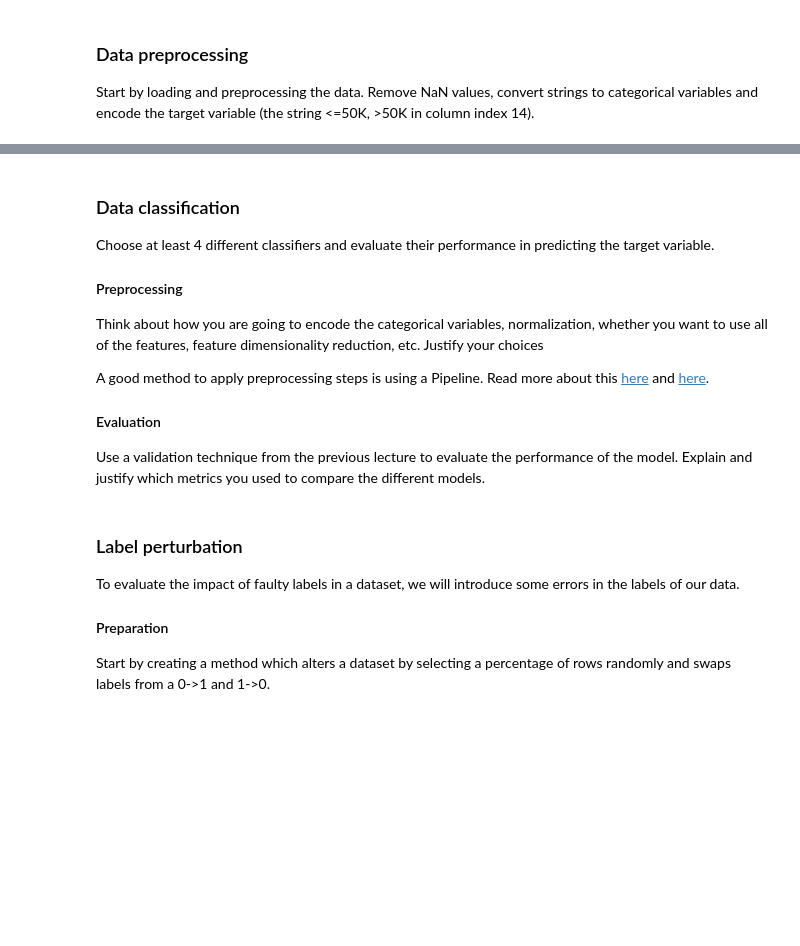
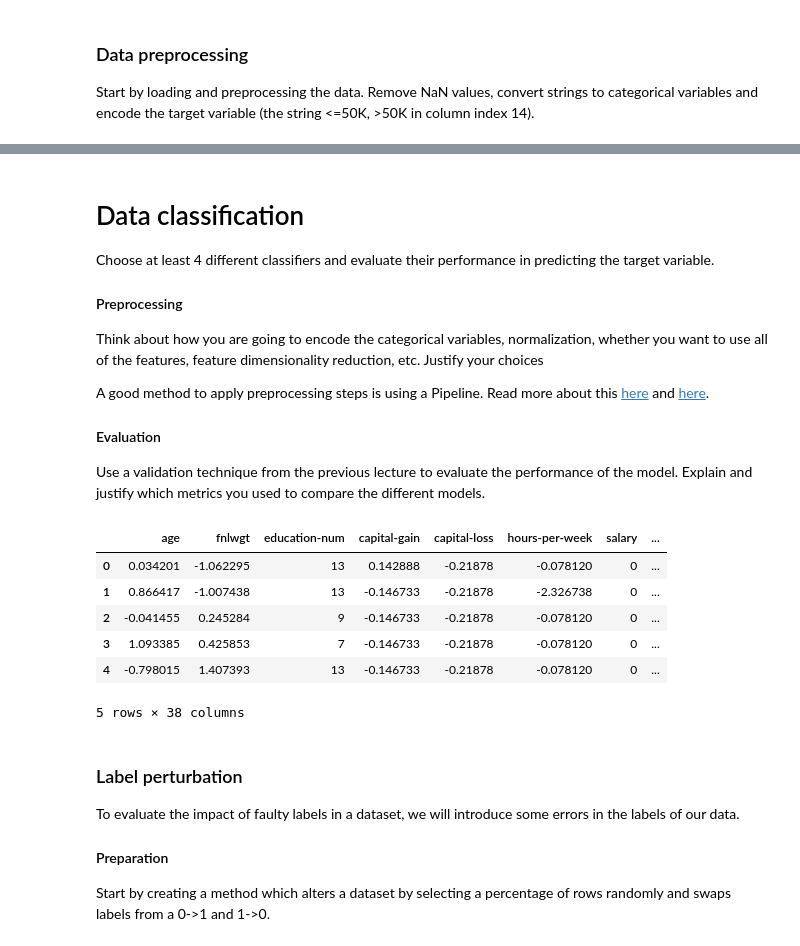
Before and after one commit to dylanrd/Data_engineering, a Jupyter notebook: Assignment_part1 V2 (1).ipynb, the cells around one changed output, grey strips where cells are left out. Drawn from its saved outputs; the diff is of its cells as text; code cells hidden in the pictures; blank space fills up the shorter version.

```diff
--- a/Assignment_part1 V2 (1).ipynb
+++ b/Assignment_part1 V2 (1).ipynb
@@ -27,5 +118,5 @@ data.head()
 # %% [markdown]
-### Data classification
+# Data classification
 Choose at least 4 different classifiers and evaluate their performance in predicting the target variable.
 
 #### Preprocessing
@@ -43,28 +170,24 @@ Use a validation technique from the previous lecture to evaluate the performance
 # %%
-from sklearn.compose import ColumnTransformer
-from sklearn.pipeline import Pipeline
 
-# Define your preprocessing steps here
-steps = []
-
-# Combine steps into a ColumnTransformer
-ct = ColumnTransformer(steps)
-
-# show the correlation between different features including target variable
-def visualize(data, ct):
-    pass
-
-# Apply your model to feature array X and labels y
-def apply_model(model, X, y):
-    # Wrap the model and steps into a Pipeline
-    pipeline = Pipeline(steps=[('t', ct), ('m', model)])
-
-    # Evaluate the model and store results
-    return evaluate_model(X, y, pipeline)
-
-# Apply your validation techniques and calculate metrics
-def evaluate_model(X, y, pipeline):
-    pass
+# # Apply your model to feature array X and labels y
+# def apply_model(model, X, y):
+#     # Wrap the model and steps into a Pipeline
+#     pipeline = Pipeline(steps=[('t', ct), ('m', model)])
+#
+#     # Evaluate the model and store results
+#     return evaluate_model(X, y, pipeline)
+#
+# # Apply your validation techniques and calculate metrics
+# def evaluate_model(X, y, pipeline):
+#     pass
+# %% [output]
+|  | age | fnlwgt | education-num | capital-gain | capital-loss | hours-per-week | salary | ... |
+| 0 | 0.034201 | -1.062295 | 13 | 0.142888 | -0.21878 | -0.078120 | 0 | ... |
+| 1 | 0.866417 | -1.007438 | 13 | -0.146733 | -0.21878 | -2.326738 | 0 | ... |
+| 2 | -0.041455 | 0.245284 | 9 | -0.146733 | -0.21878 | -0.078120 | 0 | ... |
+| 3 | 1.093385 | 0.425853 | 7 | -0.146733 | -0.21878 | -0.078120 | 0 | ... |
+| 4 | -0.798015 | 1.407393 | 13 | -0.146733 | -0.21878 | -0.078120 | 0 | ... |
+5 rows × 38 columns
 # %% [markdown]
 ### Label perturbation
 To evaluate the impact of faulty labels in a dataset, we will introduce some errors in the labels of our data.
```
Also changed, not shown: parts of 6 cells of this notebook, 1 other file.
